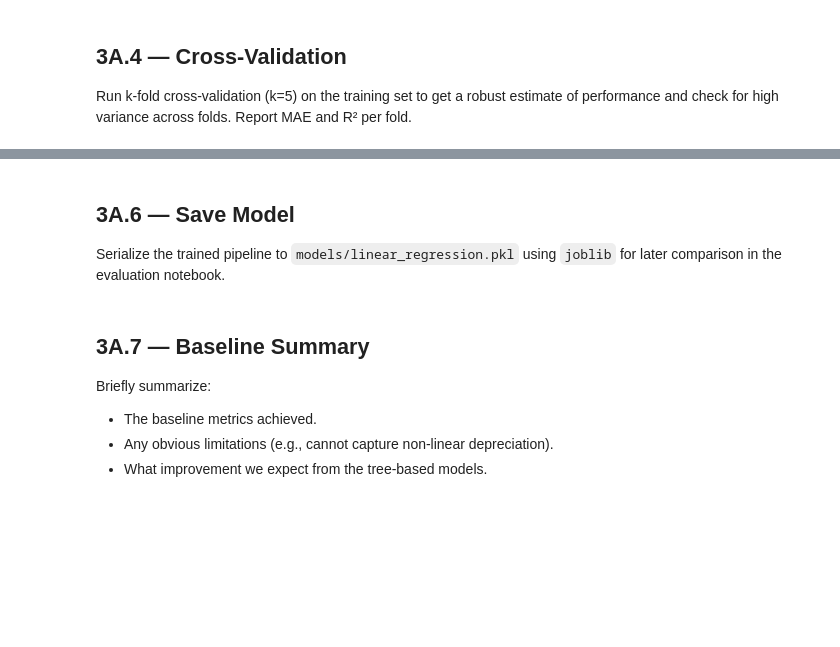
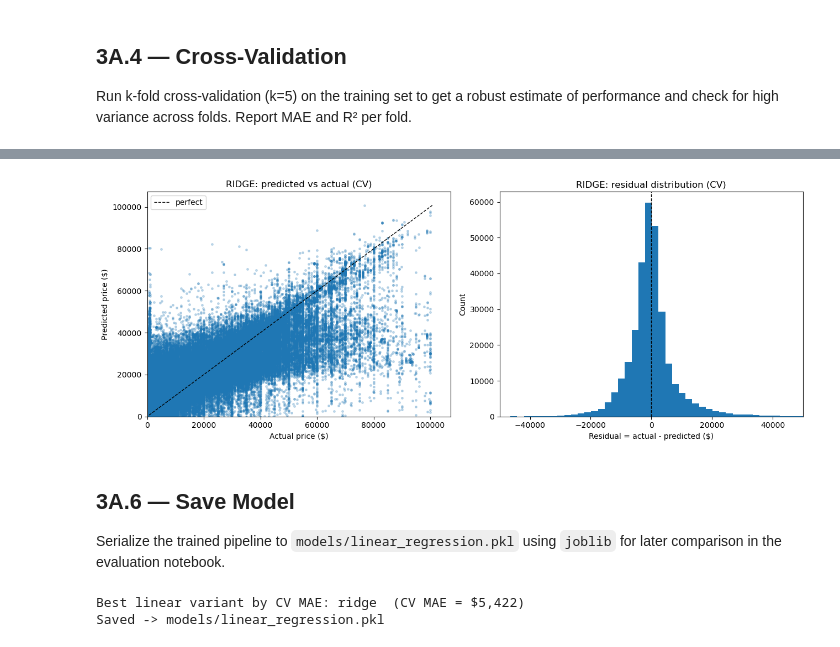
Before and after one commit to AcarBasaran/Predictive-Modeling-of-US-Used-Vehicle-Prices, a Jupyter notebook: notebooks/03a_baseline_linear_regression.ipynb, the cells around one changed output, grey strips where cells are left out. Cells and saved outputs as stored; diff of their text form; code cells hidden in the pictures; blank space fills up the shorter version.

```diff
--- a/notebooks/03a_baseline_linear_regression.ipynb
+++ b/notebooks/03a_baseline_linear_regression.ipynb
@@ -107,6 +127,16 @@ for name, model in models.items():
 # GridSearchCV exposes the best alpha and best CV score (neg-MAE).
 print()
 print(f"Ridge best alpha: {models['ridge'].best_params_['est__alpha']:.4g}")
-print(f"  best CV neg-MAE: {models['ridge'].best_score_:.2f}")
+print(f"  best CV MAE: ${-models['ridge'].best_score_:,.2f}")
 print(f"Lasso best alpha: {models['lasso'].best_params_['est__alpha']:.4g}")
-print(f"  best CV neg-MAE: {models['lasso'].best_score_:.2f}")
+print(f"  best CV MAE: ${-models['lasso'].best_score_:,.2f}")
+
+# Single source of truth for the three fitted pipelines, reused in §3A.4
+# (cross-validation) and §3A.6 (save). For ridge/lasso we use the
+# GridSearchCV-selected estimator, already refit on the full training set
+# (refit=True is the default).
+fitted_pipes = {
+    "ols":   ols_pipe,
+    "ridge": models["ridge"].best_estimator_,
+    "lasso": models["lasso"].best_estimator_,
+}
@@ -121,11 +218,59 @@ Extract and visualize the learned regression coefficients. Identify the top feat
+# %%
+from sklearn.model_selection import cross_val_predict
+from utils import plot_pred_vs_actual, plot_residuals
+
+# Use the variant that won §3A.4 by mean CV MAE.
+best_name = min(cv_results_per_model,
+                key=lambda n: cv_results_per_model[n]["mae"].mean())
+
+# Out-of-fold predictions (each row predicted by a model that didn't see it).
+y_pred_cv = cross_val_predict(
+    fitted_pipes[best_name], X_train, y_train,
+    cv=CV_FOLDS, n_jobs=-1,
+)
+
+import matplotlib.pyplot as plt
+fig, axes = plt.subplots(1, 2, figsize=(13, 5))
+plot_pred_vs_actual(y_train, y_pred_cv, ax=axes[0],
+                    title=f"{best_name.upper()}: predicted vs actual (CV)")
+plot_residuals(y_train, y_pred_cv, ax=axes[1],
+               title=f"{best_name.upper()}: residual distribution (CV)")
+
+# Prices and predicted prices are both >= 0 in this dataset -- pin the
+# scatter axes to start at 0 so the y=x reference line lives in the
+# physically valid region.
+axes[0].set_xlim(left=0)
+axes[0].set_ylim(bottom=0)
+# Constrain residual view to +/- 50k so the bulk of the distribution
+# dominates the plot instead of being squashed by a few extreme outliers.
+axes[1].set_xlim(-50_000, 50_000)
+
+plt.tight_layout()
+plt.show()
+# %% [output]
+[figure, added]
 # %% [markdown]
 ## 3A.6 — Save Model
 
 Serialize the trained pipeline to `models/linear_regression.pkl` using `joblib` for later comparison in the evaluation notebook.
-# %% [markdown]
-## 3A.7 — Baseline Summary
-
-Briefly summarize:
-- The baseline metrics achieved.
-- Any obvious limitations (e.g., cannot capture non-linear depreciation).
-- What improvement we expect from the tree-based models.
+# %%
+# Pick the linear variant with the lowest mean CV MAE
+best_name = min(cv_results_per_model,
+                key=lambda n: cv_results_per_model[n]["mae"].mean())
+
+best_pipe = fitted_pipes[best_name]  # defined at end of §3A.3
+best_mae  = cv_results_per_model[best_name]["mae"].mean()
+
+print(f"Best linear variant by CV MAE: {best_name}  "
+      f"(CV MAE = ${best_mae:,.0f})")
+
+# Both OLS and GridSearchCV.best_estimator_ are already fitted on the full
+# training set (the latter via refit=True). Save under the canonical name
+# that notebook 04 (evaluation) loads.
+save_path = MODELS_DIR / "linear_regression.pkl"
+joblib.dump(best_pipe, save_path)
+# Print project-relative path so cell output is portable across machines
+print(f"Saved -> models/{save_path.name}")
+# %% [output]
+Best linear variant by CV MAE: ridge  (CV MAE = $5,422)
+Saved -> models/linear_regression.pkl
```
Also changed, not shown: parts of 15 cells of this notebook, 9 other files.
